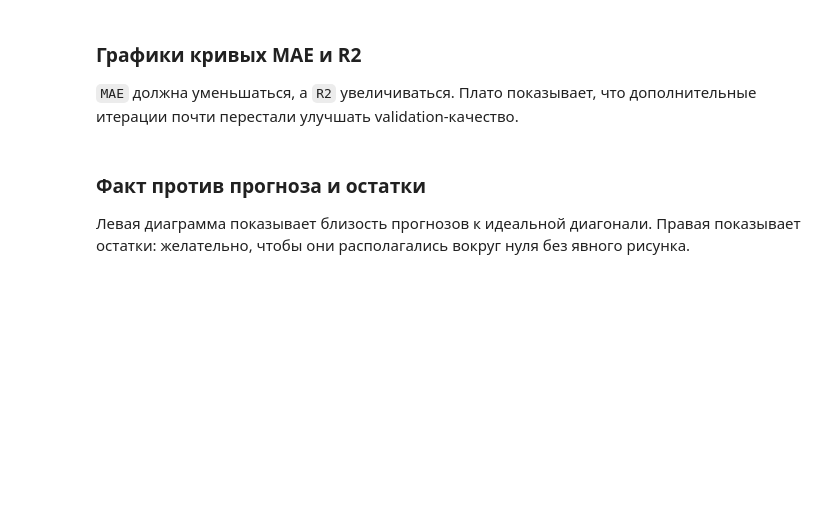
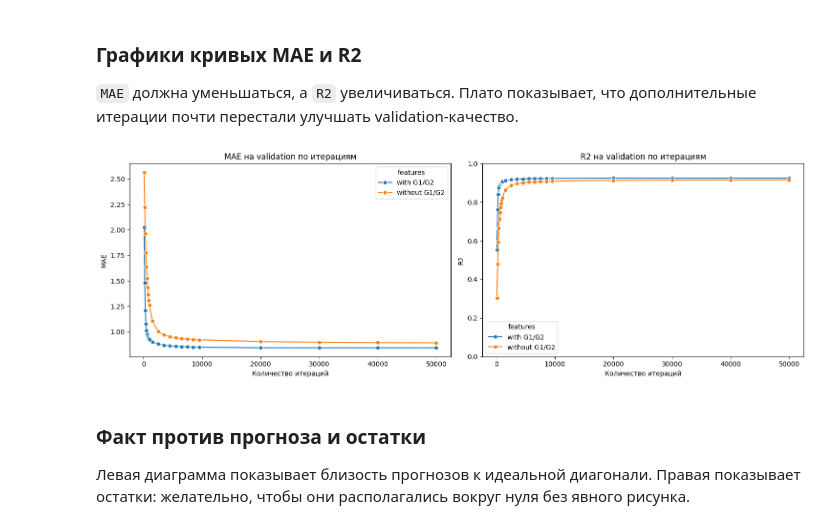
Before and after one commit to SladkyuLesha/student-performance-model, a Jupyter notebook: notebooks/01_data_overviwe.ipynb, the cells around one changed output. Cells and saved outputs as stored; diff of their text form; code cells hidden in the pictures; blank space fills up the shorter version.

```diff
--- a/notebooks/01_data_overviwe.ipynb
+++ b/notebooks/01_data_overviwe.ipynb
@@ -695,40 +860,25 @@ iteration=50000 | MAE=0.8920 | R2=0.9151
 # %%
 history_with_plot = history_with.assign(features="with G1/G2")
 history_without_plot = history_without.assign(features="without G1/G2")
-history_all = pd.concat(
-    [history_with_plot, history_without_plot],
-    ignore_index=True,
-)
+history_all = pd.concat([history_with_plot, history_without_plot], ignore_index=True)
 
 fig, axes = plt.subplots(1, 2, figsize=(15, 5))
 
-sns.lineplot(
-    data=history_all,
-    x="iteration",
-    y="MAE",
-    hue="features",
-    marker="o",
-    ax=axes[0],
-)
+sns.lineplot(data=history_all, x="iteration", y="MAE", hue="features", marker="o", ax=axes[0])
 axes[0].set_title("MAE на validation по итерациям")
 axes[0].set_xlabel("Количество итераций")
 axes[0].set_ylabel("MAE")
 
-sns.lineplot(
-    data=history_all,
-    x="iteration",
-    y="R2",
-    hue="features",
-    marker="o",
-    ax=axes[1],
-)
+sns.lineplot(data=history_all, x="iteration", y="R2", hue="features", marker="o", ax=axes[1])
 axes[1].set_title("R2 на validation по итерациям")
 axes[1].set_xlabel("Количество итераций")
 axes[1].set_ylabel("R2")
 axes[1].set_ylim(0, 1)
 
 plt.tight_layout()
 plt.show()
+# %% [output]
+[figure, added]
 # %% [markdown]
 ### Факт против прогноза и остатки
 
```
Also changed, not shown: parts of 55 cells of this notebook, 3 other files.
